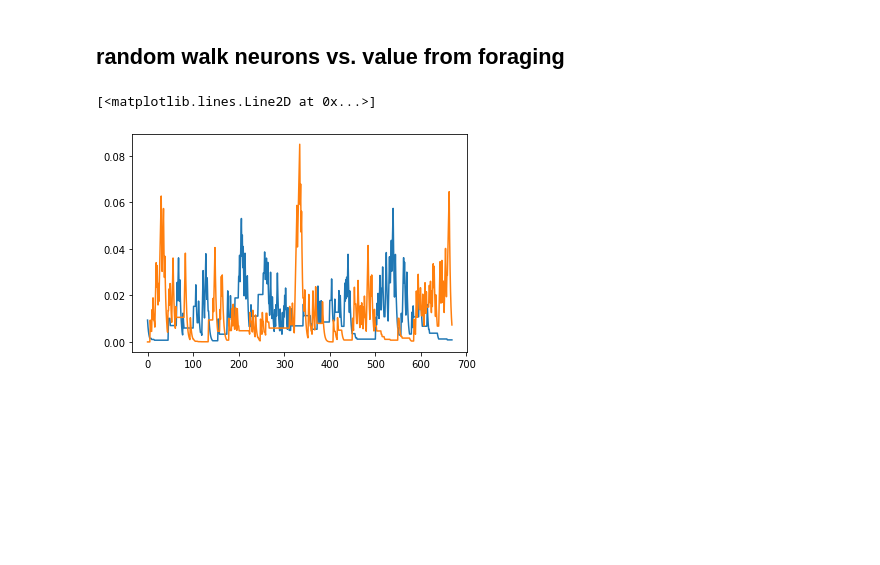
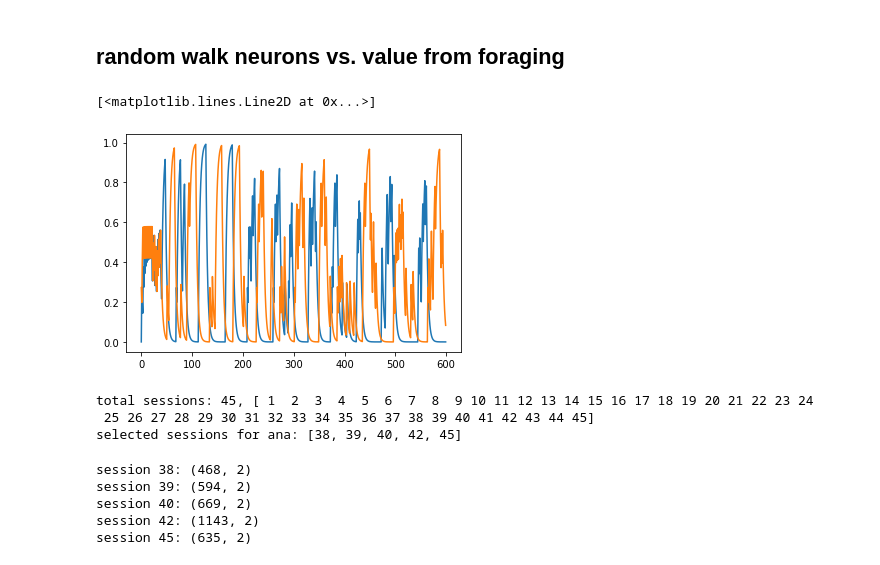
Before and after one commit to pckuo/map-ephys, a Jupyter notebook: notebook/pckuo/nonsense_corr.ipynb, the cells around one changed output. Cells and saved outputs as stored; diff of their text form; code cells hidden in the pictures; blank space fills up the shorter version.

Commit message:
session permutation method

```diff
--- a/notebook/pckuo/nonsense_corr.ipynb
+++ b/notebook/pckuo/nonsense_corr.ipynb
@@ -373,7 +371,7 @@ def gen_action_value_neuron(qs, k_max_modulation=2.35, f_baseline=2.5,
     return spike_cts
 # %%
 subject_id = 482353
-model_id = 6
+model_id = 10
 q_latent_variable = (foraging_model.FittedSessionModel.TrialLatentVariable
                     & {'subject_id': subject_id,
                        'model_id': model_id})
@@ -387,8 +385,51 @@ df_Q_right = df_Q_right[['session', 'trial', 'action_value']].rename(columns={'a
 df_Q_left = df_Q_left[['session', 'trial', 'action_value']].rename(columns={'action_value': 'Q_left'})#.reset_index(drop=True)
 df_Qs = df_Q_left.merge(df_Q_right)
 # %%
-plt.plot(df_Qs[df_Qs['session']==40]['Q_left'].values)
-plt.plot(df_Qs[df_Qs['session']==40]['Q_right'].values)
+plt.plot(df_Qs[df_Qs['session']==1]['Q_left'].values)
+plt.plot(df_Qs[df_Qs['session']==1]['Q_right'].values)
 # %% [output]
 [<matplotlib.lines.Line2D at 0x...>]
-[figure, old version]
+[figure, new version]
+# %%
+# select sessions
+sessions_all = np.unique(df_Qs['session'].values)
+print(f'total sessions: {len(sessions_all)}, {sessions_all}')
+
+n_session_to_ana = 5
+manual_selection = True
+if manual_selection:
+    sessions = [38, 39, 40, 42, 45]
+else:
+    sessions = np.random.choice(sessions_all, size=n_session_to_ana)
+print(f'selected sessions for ana: {sessions}')
+# %% [output]
+total sessions: 45, [ 1  2  3  4  5  6  7  8  9 10 11 12 13 14 15 16 17 18 19 20 21 22 23 24
+ 25 26 27 28 29 30 31 32 33 34 35 36 37 38 39 40 41 42 43 44 45]
+selected sessions for ana: [38, 39, 40, 42, 45]
+# %%
+# generate simulated neurons
+n_neurons = 2000
+action_neurons = pd.DataFrame(columns=['session', 'neuron_id', 'firing_rates'])
+rw_neurons = pd.DataFrame(columns=['session', 'neuron_id', 'firing_rates'])
+
+for session in sessions:
+    df_Qs_session = df_Qs[df_Qs['session']==session].sort_values(by=['trial'])
+    X = df_Qs_session[['Q_left', 'Q_right']]
+    print(f'session {session}: {X.shape}')
+
+    # action neurons
+    for n in range(n_neurons):
+        q_side = random.choice(['Q_left', 'Q_right'])
+        fr = gen_action_value_neuron(X[q_side].values)
+        action_neurons.loc[len(action_neurons.index)] = [session, n, fr]
+
+    # random walk neurons
+    for n in range(n_neurons):
+        fr = gen_random_walk_neuron(len(X))
+        rw_neurons.loc[len(rw_neurons.index)] = [session, n, fr]
+# %% [output]
+session 38: (468, 2)
+session 39: (594, 2)
+session 40: (669, 2)
+session 42: (1143, 2)
+session 45: (635, 2)
```
Also changed, not shown: parts of 21 cells of this notebook.
